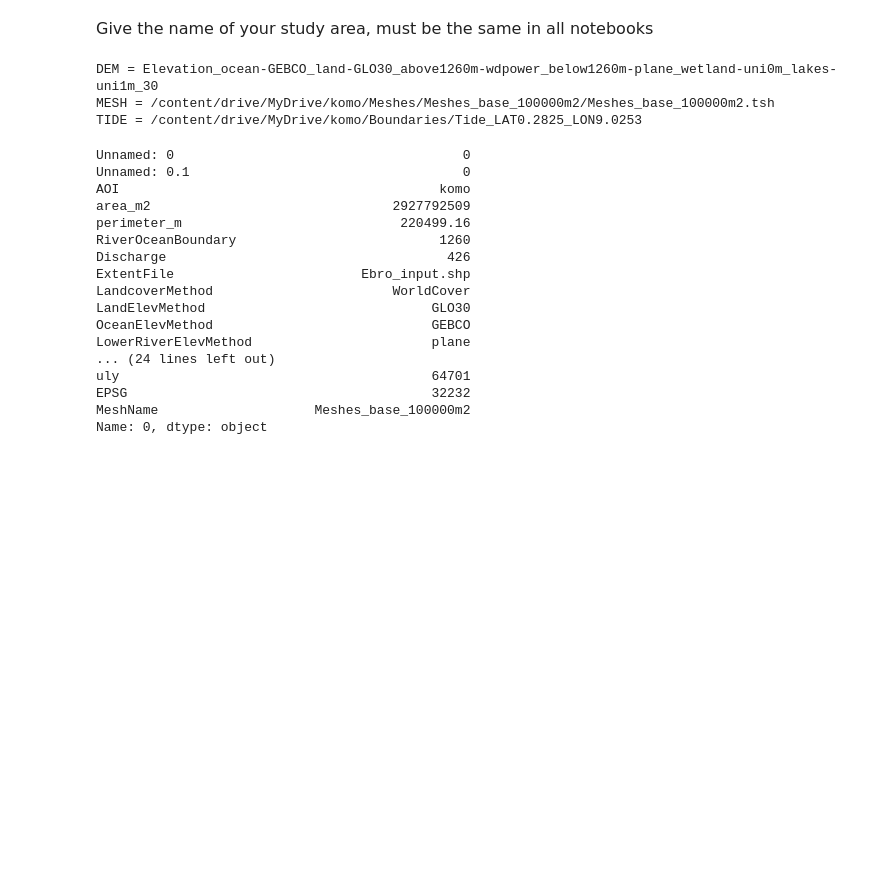
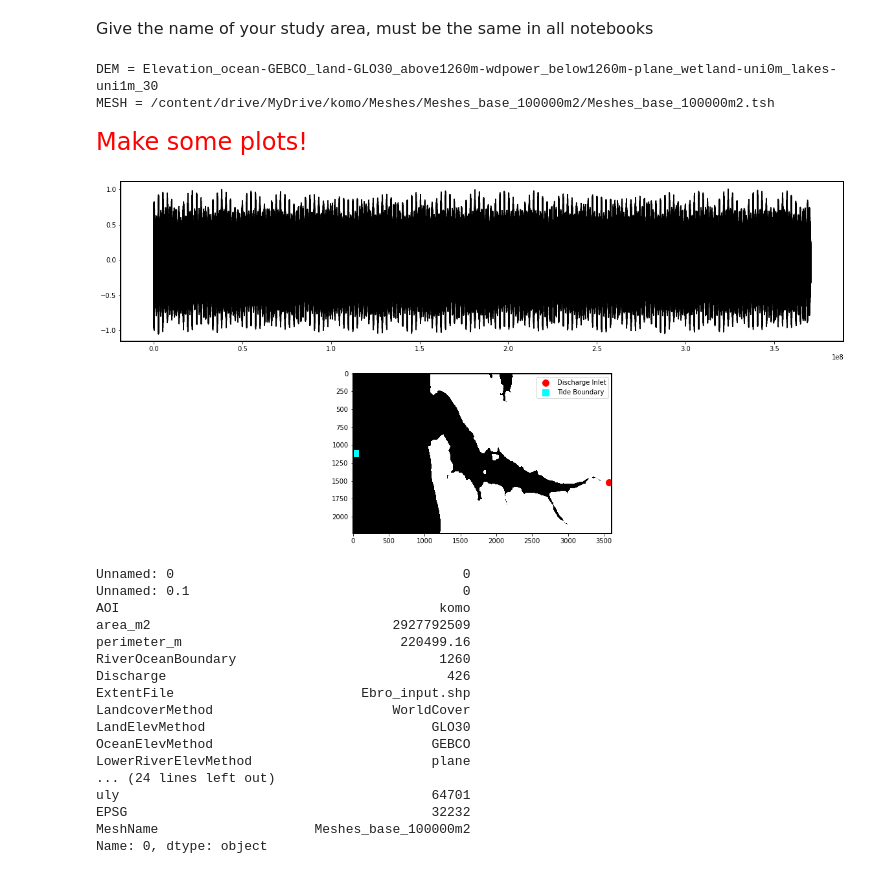
Before and after one commit to achri19/komo_estuary_tutorial, a Jupyter notebook: 5_Run_ANUGA.ipynb, the cells around one changed output. Cells and saved outputs as stored; diff of their text form; code cells hidden in the pictures; blank space fills up the shorter version.

```diff
--- a/5_Run_ANUGA.ipynb
+++ b/5_Run_ANUGA.ipynb
@@ -158,14 +148,18 @@ Resolution of this setup is 30m
 # %% [markdown]
 <font size=3> Give the name of your study area, must be the same in all notebooks </font>
 # %%
+elev_name = 'Elevation_ocean-GEBCO_land-GLO30_above1260m-wdpower_below1260m-plane_wetland-uni0m_lakes-uni1m_30'
 print('DEM = %s' %(elev_name))
 
-mesh_name = '/content/drive/MyDrive/komo/Meshes/Meshes_base_100000m2/Meshes_base_100000m2.tsh'
+mesh_name = mounted_drive + 'komo/Meshes/Meshes_base_100000m2/Meshes_base_100000m2.tsh'
 print('MESH = %s' %(mesh_name))
 
-tide_name = '/content/drive/MyDrive/komo/Boundaries/Tide_LAT0.2825_LON9.0253'
-print('TIDE = %s' %(tide_name))
+inletLAT = 19092.
+inletLON = 608911.
+tideLAT = 31223.17
+tideLON = 502794.61
+tideLAT_4326 = 0.2825
+tideLON_4326 = 9.0253
 # %% [output]
 DEM = Elevation_ocean-GEBCO_land-GLO30_above1260m-wdpower_below1260m-plane_wetland-uni0m_lakes-uni1m_30
 MESH = /content/drive/MyDrive/komo/Meshes/Meshes_base_100000m2/Meshes_base_100000m2.tsh
-TIDE = /content/drive/MyDrive/komo/Boundaries/Tide_LAT0.2825_LON9.0253
@@ -192,3 +166,29 @@ boundary_types = ('Br','Bout')
+# %%
+tide_data = np.genfromtxt("%s/Tide_LAT%s_LON%s/%s_tides_20100101.csv" %(folders[5],tideLAT_4326,tideLON_4326,AOI),delimiter=',')
+# %% [markdown]
+<font size='5' color = 'red' > Make some plots! </font>
+# %%
+from rasterio.mask import mask
+AOI_extent = gpd.read_file('%s%s_extent_%s.shp' %(folders[7],AOI,EPSG))
+watermask = rasterio.open('%s%s_watermask_%s.tif' %(folders[8],AOI,res))
+masked, mask_transform = mask(dataset=watermask,shapes=AOI_extent.geometry,crop=False)
+masked = np.where(masked==-9999,np.nan,masked)
+
+origin_x = watermask.profile['transform'][2]
+origin_y = watermask.profile['transform'][5]
+# %%
+fig,[ax2,ax3] = plt.subplots(nrows=2,figsize=(20,10))
+
+ax2.plot(tide_data[:,0],tide_data[:,1],'black')
+
+ax3.imshow(masked[0],'gray')
+ax3.scatter((inletLON-origin_x)/res,(origin_y - inletLAT)/res, s=100, c='red', marker='o',label='Discharge Inlet')
+ax3.scatter((tideLON-origin_x)/res,(origin_y - tideLAT)/res, s=100, c='cyan', marker='s',label='Tide Boundary')
+ax3.legend()
+
+plt.savefig('%s/%s_model_boundaries_TideLAT%s_TideLON%s_InletLAT%s_InletLON%s.png' %(folders[5],AOI,tideLAT,tideLON,inletLAT,inletLON),bbox_inches='tight')
+# %% [output]
+[figure, added]
 # %%
 parameters = pd.read_csv(folders[6] + '/config_%s.csv' %(AOI))
 
```
Also changed, not shown: parts of 19 cells of this notebook.
